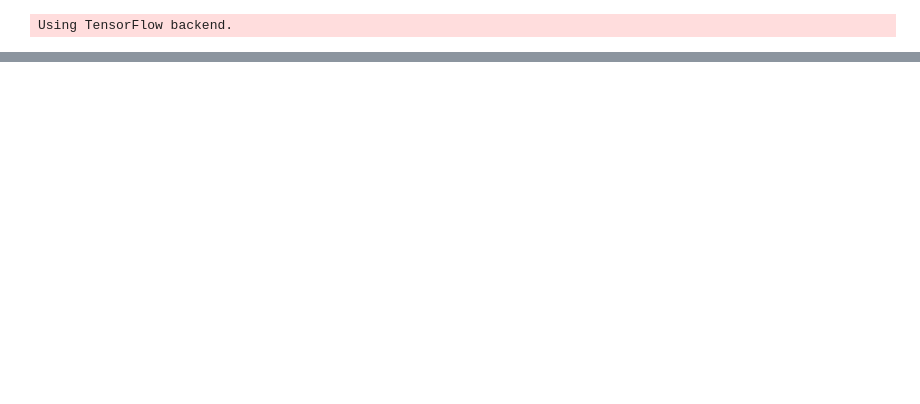
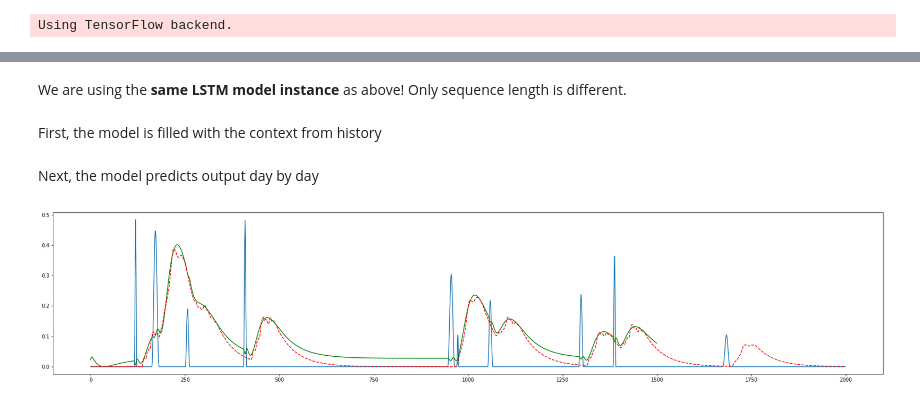
Before and after one commit to mlcollege/time-series-analysis, a Jupyter notebook: src/rainfall_runoff-complete.ipynb, the cells around one changed output, grey strips where cells are left out. Saved outputs shown, nothing was run; the diff lists cells and outputs as text; code cells hidden in the pictures; blank space fills up the shorter version.

```diff
--- a/src/rainfall_runoff-complete.ipynb
+++ b/src/rainfall_runoff-complete.ipynb
@@ -131,0 +239,7 @@ plt.show()
+# %%
+inputs = Input(batch_shape=(1, 1, 1))
+x = LSTM(128, return_sequences=True, recurrent_activation='sigmoid', stateful=True)(inputs)
+outputs = Dense(1, activation='linear')(x)
+c_model = Model(inputs, outputs)
+c_model.compile(optimizer='adam', loss='mse')
+c_model.summary()
@@ -131,0 +260,30 @@ plt.show()
+# %% [markdown]
+We are using the **same LSTM model instance** as above! Only sequence length is different.
+# %%
+c_model.load_weights("rr_lstm.npy")
+# %% [markdown]
+First, the model is filled with the context from history
+# %%
+c_model.reset_states()
+HISTORY_LEN = 1000
+
+c_prediction = []
+
+for i in range(HISTORY_LEN):
+    single_pred = c_model.predict(test_input[i].reshape(1, 1, 1))[0][0][0]
+    c_prediction.append(single_pred)
+# %% [markdown]
+Next, the model predicts output day by day
+# %%
+for i in range(500):
+    daily_measure = test_input[HISTORY_LEN + i].reshape(1, 1, 1)
+    single_pred = c_model.predict(daily_measure)[0][0][0]
+    c_prediction.append(single_pred)
+# %%
+plt.figure(figsize=(30,6))
+plt.plot(test_input)
+plt.plot(c_prediction, 'green')
+plt.plot(test_output, 'r--')
+plt.show()
+# %% [output]
+[figure, added]
```
Also changed, not shown: parts of 17 cells of this notebook.
